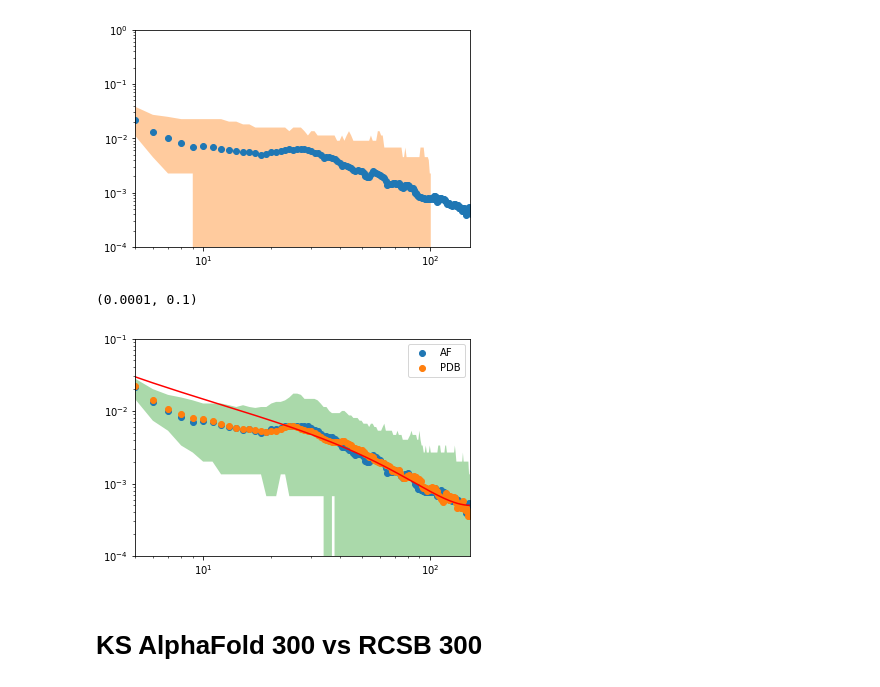
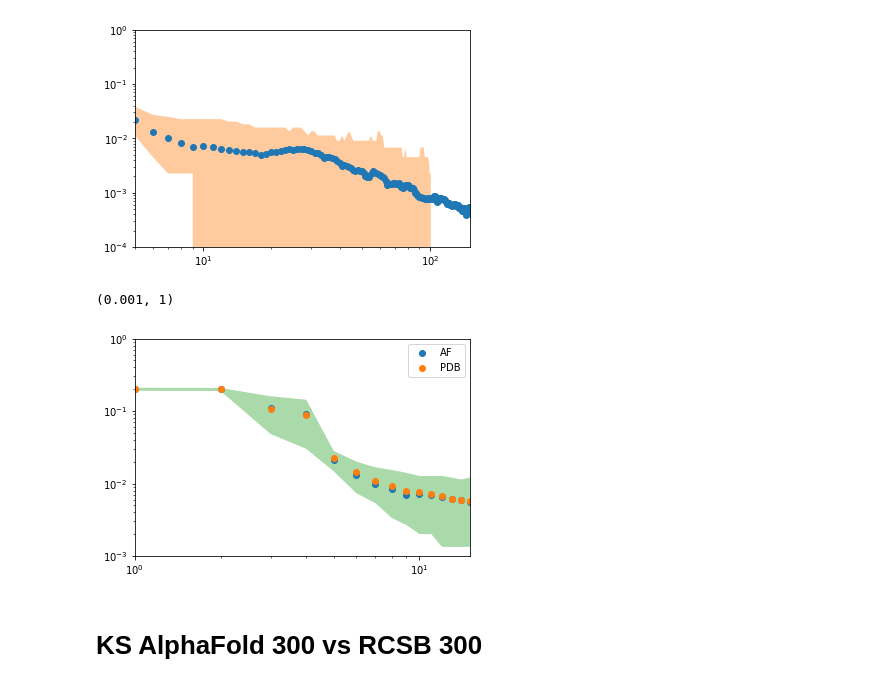
Before and after one commit to meyresearch/amino_acid_distance_distributions, a Jupyter notebook: scripts/fitting.ipynb, the cells around one changed output. Saved outputs shown, nothing was run; the diff lists cells and outputs as text; code cells hidden in the pictures.

```diff
--- a/scripts/fitting.ipynb
+++ b/scripts/fitting.ipynb
@@ -403,15 +430,15 @@ plt.loglog()
 # %%
 plt.scatter(af_x, af_norm_300, label="AF")
 plt.scatter(x_300, norm_300, label="PDB")
 plt.fill_between(af_x, af_norm_ub_300, af_norm_lb_300, alpha=0.4, zorder=-1)
-plt.plot(af_x[4:150], theory_functions.amino_acid_distance_distribution(x_300[4:150], *parameters_300), c="r")
+# plt.plot(af_x[4:150], theory_functions.amino_acid_distance_distribution(x_300[4:150], *parameters_300), c="r")
 plt.loglog()
-plt.xlim(5, 150)
+plt.xlim(1, 15)
 plt.legend()
-plt.ylim(0.0001, 0.1)
+plt.ylim(0.001, 1)
 # %% [output]
-(0.0001, 0.1)
+(0.001, 1)
-[figure, old version]
+[figure, new version]
 # %% [markdown]
 # KS AlphaFold 300 vs RCSB 300
 # %%
```
Also changed, not shown: parts of 11 cells of this notebook, 2 other files.
